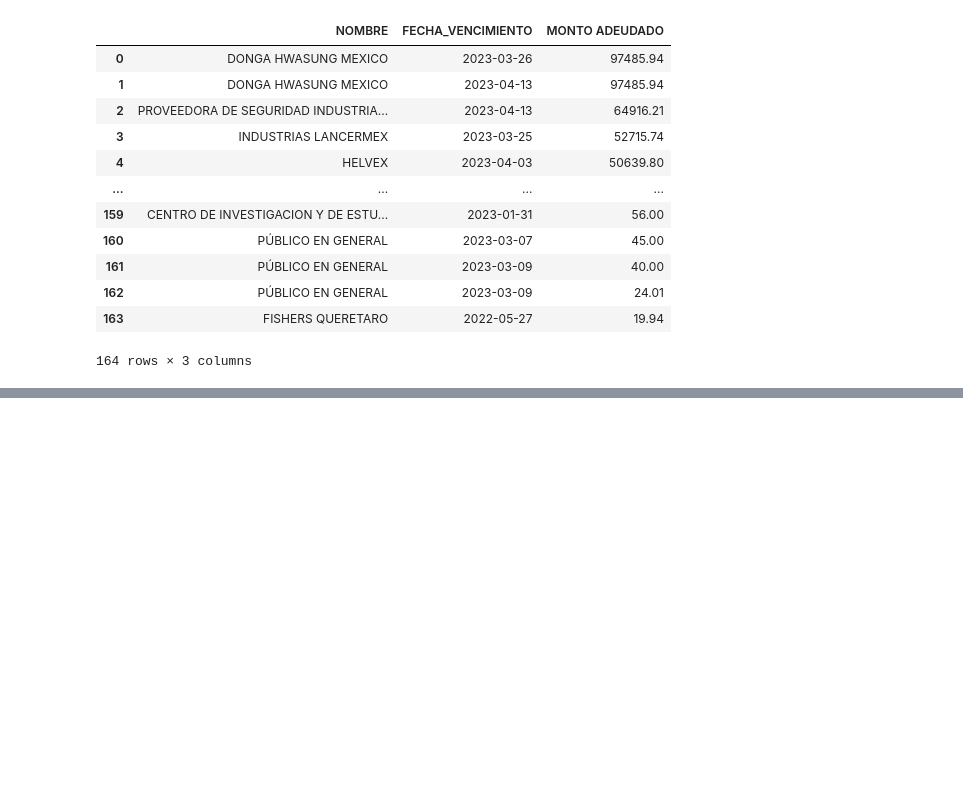
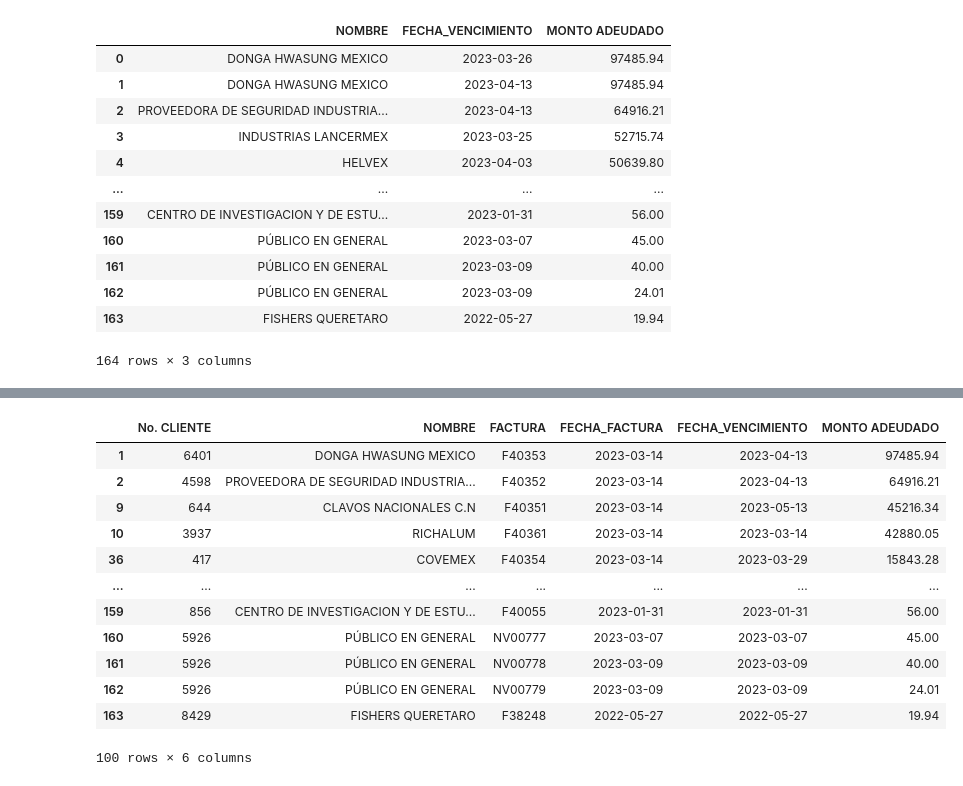
Before and after one commit to diegarza/Extraccion-de-datos, a Jupyter notebook: Actividad1(ExtraccionDeDatos).ipynb, the cells around one changed output, grey strips where cells are left out. Saved outputs shown, nothing was run; the diff lists cells and outputs as text; code cells hidden in the pictures; blank space fills up the shorter version.

```diff
--- a/Actividad1(ExtraccionDeDatos).ipynb
+++ b/Actividad1(ExtraccionDeDatos).ipynb
@@ -71,0 +180,17 @@ filtro3
+# %%
+filtro9 = df[(df['MONTO ADEUDADO'] < 6000) | (df['FECHA_FACTURA'] == '2023-03-14')]
+filtro9
+# %% [output]
+|  | No. CLIENTE | NOMBRE | FACTURA | FECHA_FACTURA | FECHA_VENCIMIENTO | MONTO ADEUDADO |
+| 1 | 6401 | DONGA HWASUNG MEXICO | F40353 | 2023-03-14 | 2023-04-13 | 97485.94 |
+| 2 | 4598 | PROVEEDORA DE SEGURIDAD INDUSTRIA... | F40352 | 2023-03-14 | 2023-04-13 | 64916.21 |
+| 9 | 644 | CLAVOS NACIONALES C.N | F40351 | 2023-03-14 | 2023-05-13 | 45216.34 |
+| 10 | 3937 | RICHALUM | F40361 | 2023-03-14 | 2023-03-14 | 42880.05 |
+| 36 | 417 | COVEMEX | F40354 | 2023-03-14 | 2023-03-29 | 15843.28 |
+| ... | ... | ... | ... | ... | ... | ... |
+| 159 | 856 | CENTRO DE INVESTIGACION Y DE ESTU... | F40055 | 2023-01-31 | 2023-01-31 | 56.00 |
+| 160 | 5926 | PÚBLICO EN GENERAL | NV00777 | 2023-03-07 | 2023-03-07 | 45.00 |
+| 161 | 5926 | PÚBLICO EN GENERAL | NV00778 | 2023-03-09 | 2023-03-09 | 40.00 |
+| 162 | 5926 | PÚBLICO EN GENERAL | NV00779 | 2023-03-09 | 2023-03-09 | 24.01 |
+| 163 | 8429 | FISHERS QUERETARO | F38248 | 2022-05-27 | 2022-05-27 | 19.94 |
+100 rows × 6 columns
```
Also changed, not shown: parts of 11 cells of this notebook.
